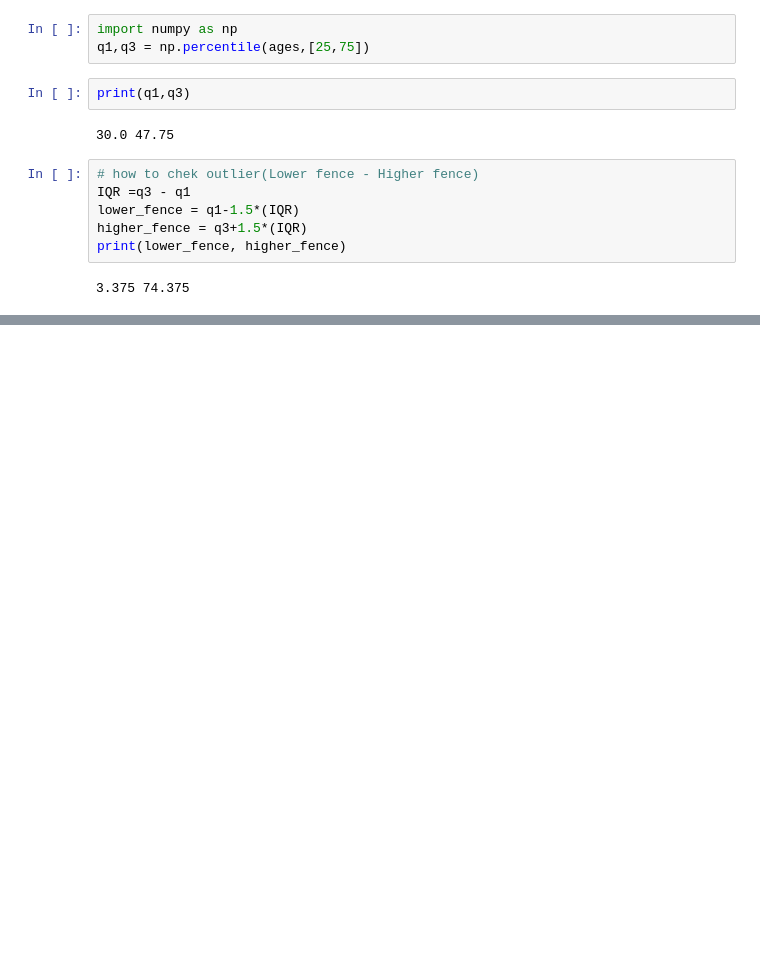
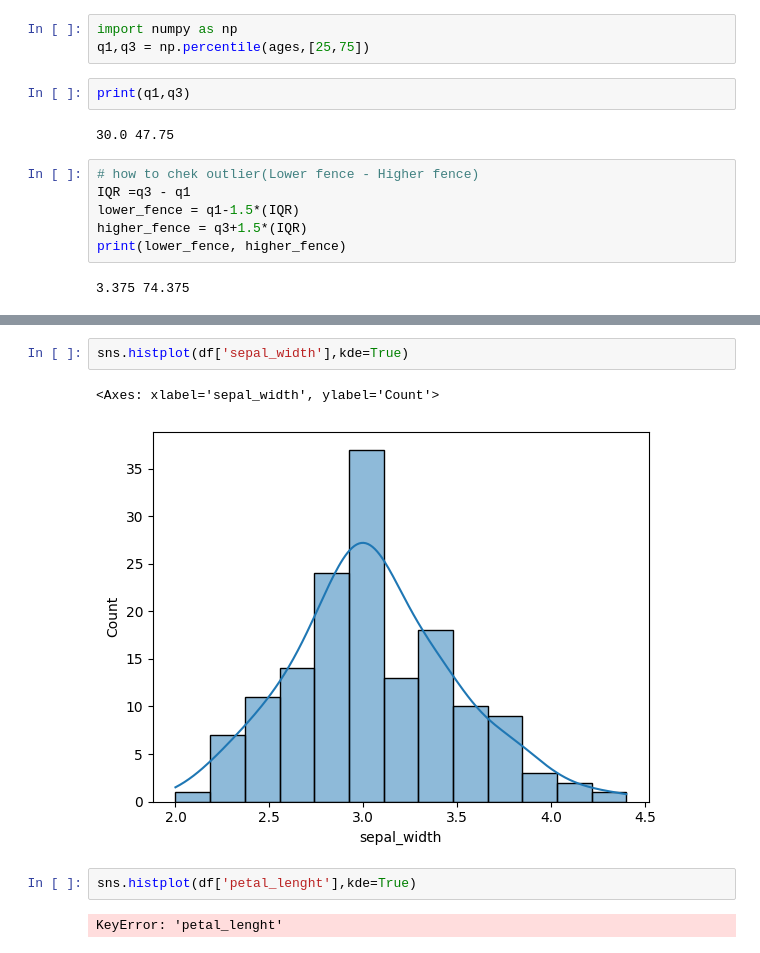
Before and after one commit to Dipak-Jagadale/Statistics, a Jupyter notebook: Measure of Central Tendency[Mean _Mode _Median].ipynb, the cells around one changed output, grey strips where cells are left out. Drawn from its saved outputs; the diff is of its cells as text; blank space fills up the shorter version.

```diff
--- a/Measure of Central Tendency[Mean _Mode _Median].ipynb
+++ b/Measure of Central Tendency[Mean _Mode _Median].ipynb
@@ -122,0 +139,9 @@ sns.histplot(ages,kde=True)
+# %%
+sns.histplot(df['sepal_width'],kde=True)
+# %% [output]
+<Axes: xlabel='sepal_width', ylabel='Count'>
+[figure, added]
+# %%
+sns.histplot(df['petal_lenght'],kde=True)
+# %% [output]
+KeyError: 'petal_lenght'
```
Also changed, not shown: parts of 23 cells of this notebook.
